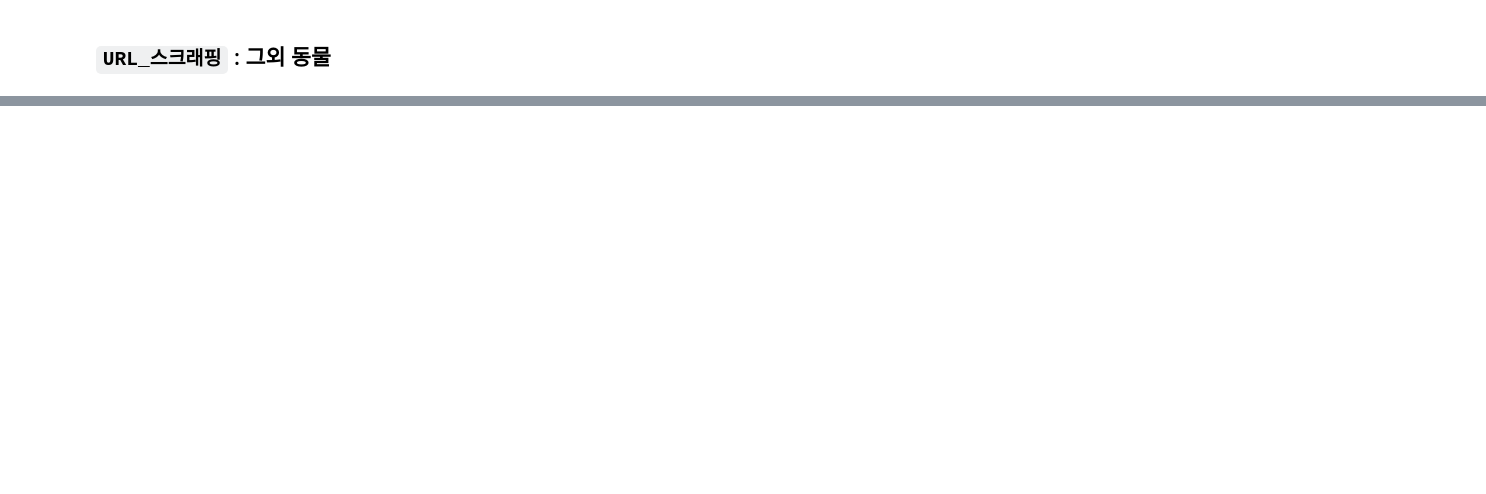
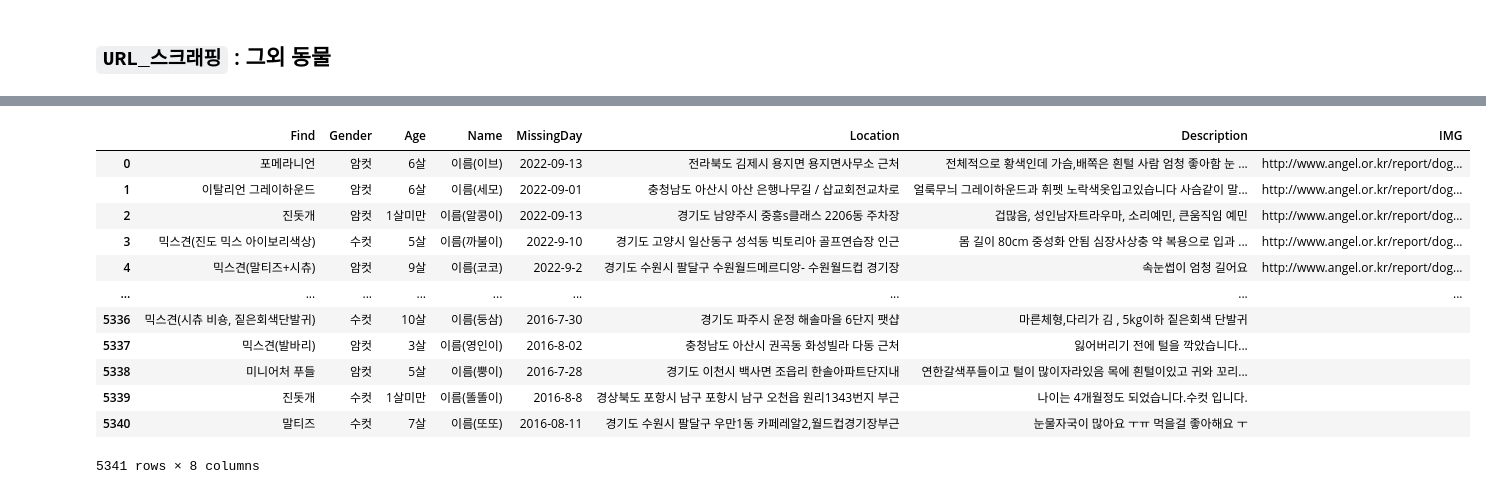
Before and after one commit to Jeong-WonSeok/LO-FI, a Jupyter notebook: DATA/Crawling/missingAnimalCrawling.ipynb, the cells around one changed output, grey strips where cells are left out. Drawn from its saved outputs; the diff is of its cells as text; code cells hidden in the pictures; blank space fills up the shorter version.

```diff
--- a/DATA/Crawling/missingAnimalCrawling.ipynb
+++ b/DATA/Crawling/missingAnimalCrawling.ipynb
@@ -159,7 +87,7 @@ def missing_animals_url(animal, wd):
 # %% [markdown]
 ## 실종 동물 상세 정보
 # %%
-def dog_info_scraping(animal_info_url, wd):
+def animals_info_scraping(animal_info_url, wd):
 
   animal = wd.find_element(By.XPATH, '/html/body/div[3]/div/div/div/div/table/tbody/tr[1]/td[2]').text
   info = animal.split('/')
@@ -174,9 +102,13 @@ def dog_info_scraping(animal_info_url, wd):
   description = description.replace("\t", " ")
 
   # 이미지 클릭해 이미지로 이동
-  img_url = wd.find_element(By.XPATH, '/html/body/div[3]/div/div/div/div/div[3]/div[1]/div[1]/div/a').get_attribute('href')
-  wd.get(img_url)
-  img = wd.find_element(By.XPATH, '/html/body/img').get_attribute('src')
+  try:
+    img_url = wd.find_element(By.XPATH, '/html/body/div[3]/div/div/div/div/div[3]/div[1]/div[1]/div/a').get_attribute('href')
+    wd.get(img_url)
+    img = wd.find_element(By.XPATH, '/html/body/img').get_attribute('src')
+  except:
+    img = ''
+    pass
 
 
   return [find, gender, age, name, missingDay, location ,description, img]
@@ -198,15 +130,15 @@ def dog_url_scraping():
   dogs_idx = 0
   for dog_url in emergency_dogs:
     wd.get(dog_url)
-    dogs_df.loc[dogs_idx] = dog_info_scraping(dog_url, wd)
+    dogs_df.loc[dogs_idx] = animals_info_scraping(dog_url, wd)
     dogs_idx += 1
 
-  print(dogs_idx)
+  wd.get(dogs_url)
   missing_dogs_url = missing_animals_url('dog', wd)
-  print(missing_dogs_url)
+
   for dog_url in missing_dogs_url:
     wd.get(dog_url)
-    dogs_df.loc[dogs_idx] = dog_info_scraping(dog_url, wd)
+    dogs_df.loc[dogs_idx] = animals_info_scraping(dog_url, wd)
     dogs_idx += 1
 
   return dogs_df
@@ -309,0 +214,20 @@ others_df
+# %%
+dogs_df = dog_url_scraping()
+cats_df = cat_url_scraping()
+others_df = other_url_scraping()
+# %%
+dogs_df
+# %% [output]
+|  | Find | Gender | Age | Name | MissingDay | Location | Description | IMG |
+| 0 | 포메라니언 | 암컷 | 6살 | 이름(이브) | 2022-09-13 | 전라북도 김제시 용지면 용지면사무소 근처 | 전체적으로 황색인데 가슴,배쪽은 흰털 사람 엄청 좋아함 눈 ... | http://www.angel.or.kr/report/dog... |
+| 1 | 이탈리언 그레이하운드 | 암컷 | 6살 | 이름(세모) | 2022-09-01 | 충청남도 아산시 아산 은행나무길 / 삽교회전교차로 | 얼룩무늬 그레이하운드과 휘펫 노락색옷입고있습니다 사슴같이 말... | http://www.angel.or.kr/report/dog... |
+| 2 | 진돗개 | 암컷 | 1살미만 | 이름(알콩이) | 2022-09-13 | 경기도 남양주시 중흥s클래스 2206동 주차장 | 겁많음, 성인남자트라우마, 소리예민, 큰움직임 예민 | http://www.angel.or.kr/report/dog... |
+| 3 | 믹스견(진도 믹스 아이보리색상) | 수컷 | 5살 | 이름(까불이) | 2022-9-10 | 경기도 고양시 일산동구 성석동 빅토리아 골프연습장 인근 | 몸 길이 80cm 중성화 안됨 심장사상충 약 복용으로 입과 ... | http://www.angel.or.kr/report/dog... |
+| 4 | 믹스견(말티즈+시츄) | 암컷 | 9살 | 이름(코코) | 2022-9-2 | 경기도 수원시 팔달구 수원월드메르디앙- 수원월드컵 경기장 | 속눈썹이 엄청 길어요 | http://www.angel.or.kr/report/dog... |
+| ... | ... | ... | ... | ... | ... | ... | ... | ... |
+| 5336 | 믹스견(시츄 비숑, 짙은회색단발귀) | 수컷 | 10살 | 이름(둥삼) | 2016-7-30 | 경기도 파주시 운정 해솔마을 6단지 팻샵 | 마른체형,다리가 김 , 5kg이하 짙은회색 단발귀 |  |
+| 5337 | 믹스견(발바리) | 암컷 | 3살 | 이름(영인이) | 2016-8-02 | 충청남도 아산시 권곡동 화성빌라 다동 근처 | 잃어버리기 전에 털을 깍았습니다... |  |
+| 5338 | 미니어처 푸들 | 암컷 | 5살 | 이름(뿡이) | 2016-7-28 | 경기도 이천시 백사면 조읍리 한솔아파트단지내 | 연한갈색푸들이고 털이 많이자라있음 목에 흰털이있고 귀와 꼬리... |  |
+| 5339 | 진돗개 | 수컷 | 1살미만 | 이름(똘똘이) | 2016-8-8 | 경상북도 포항시 남구 포항시 남구 오천읍 원리1343번지 부근 | 나이는 4개월정도 되었습니다.수컷 입니다. |  |
+| 5340 | 말티즈 | 수컷 | 7살 | 이름(또또) | 2016-08-11 | 경기도 수원시 팔달구 우만1동 카페레알2,월드컵경기장부근 | 눈물자국이 많아요 ㅜㅠ 먹을걸 좋아해요 ㅜ |  |
+5341 rows × 8 columns
```
Also changed, not shown: parts of 21 cells of this notebook, 4 other files.
